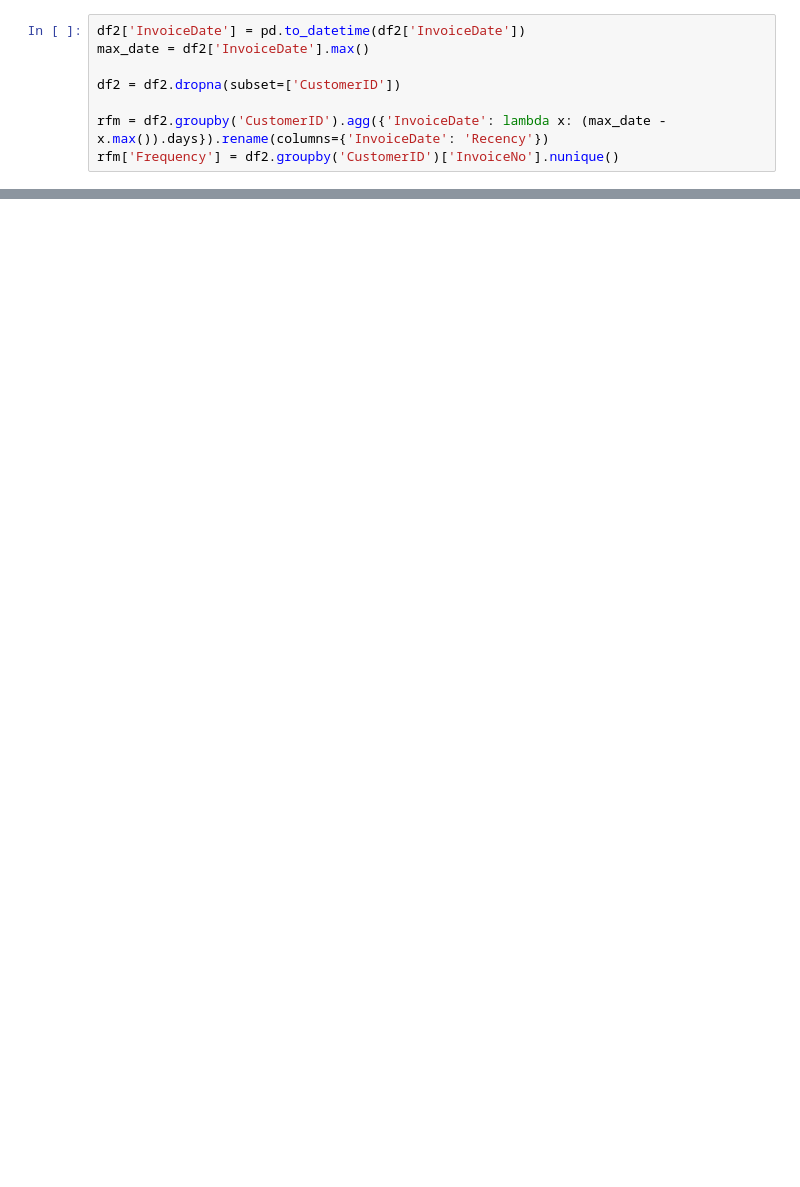
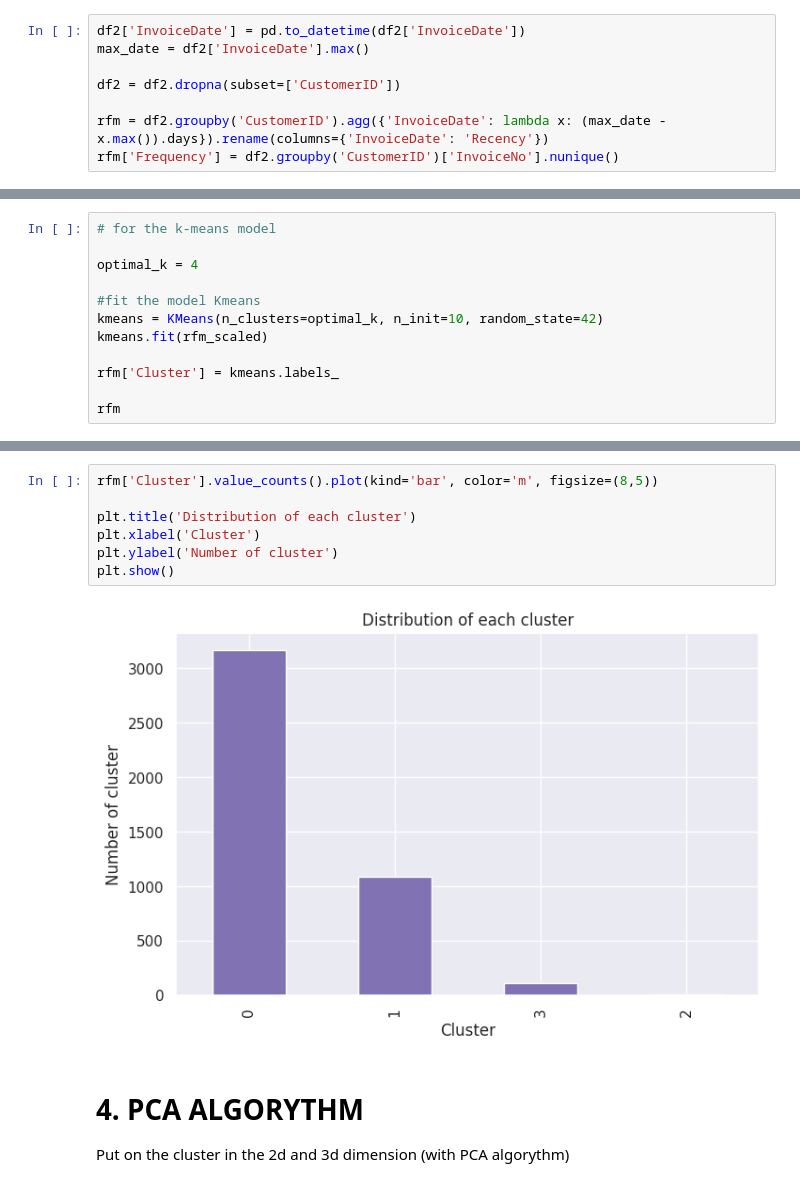
Before and after one commit to will787/retail-e-commerce-evidence, a Jupyter notebook: retails_analytics.ipynb, the cells around one changed output, grey strips where cells are left out. Drawn from its saved outputs; the diff is of its cells as text; blank space fills up the shorter version.

```diff
--- a/retails_analytics.ipynb
+++ b/retails_analytics.ipynb
@@ -179,0 +166,12 @@ plt.show()
+# %%
+# for the k-means model
+
+optimal_k = 4
+
+#fit the model Kmeans
+kmeans = KMeans(n_clusters=optimal_k, n_init=10, random_state=42)
+kmeans.fit(rfm_scaled)
+
+rfm['Cluster'] = kmeans.labels_
+
+rfm
@@ -179,0 +193,13 @@ plt.show()
+# %%
+rfm['Cluster'].value_counts().plot(kind='bar', color='m', figsize=(8,5))
+
+plt.title('Distribution of each cluster')
+plt.xlabel('Cluster')
+plt.ylabel('Number of cluster')
+plt.show()
+# %% [output]
+[figure, added]
+# %% [markdown]
+# 4. PCA ALGORYTHM
+
+Put on the cluster in the 2d and 3d dimension (with PCA algorythm)
```
Also changed, not shown: parts of 15 cells of this notebook, 1 other file.
